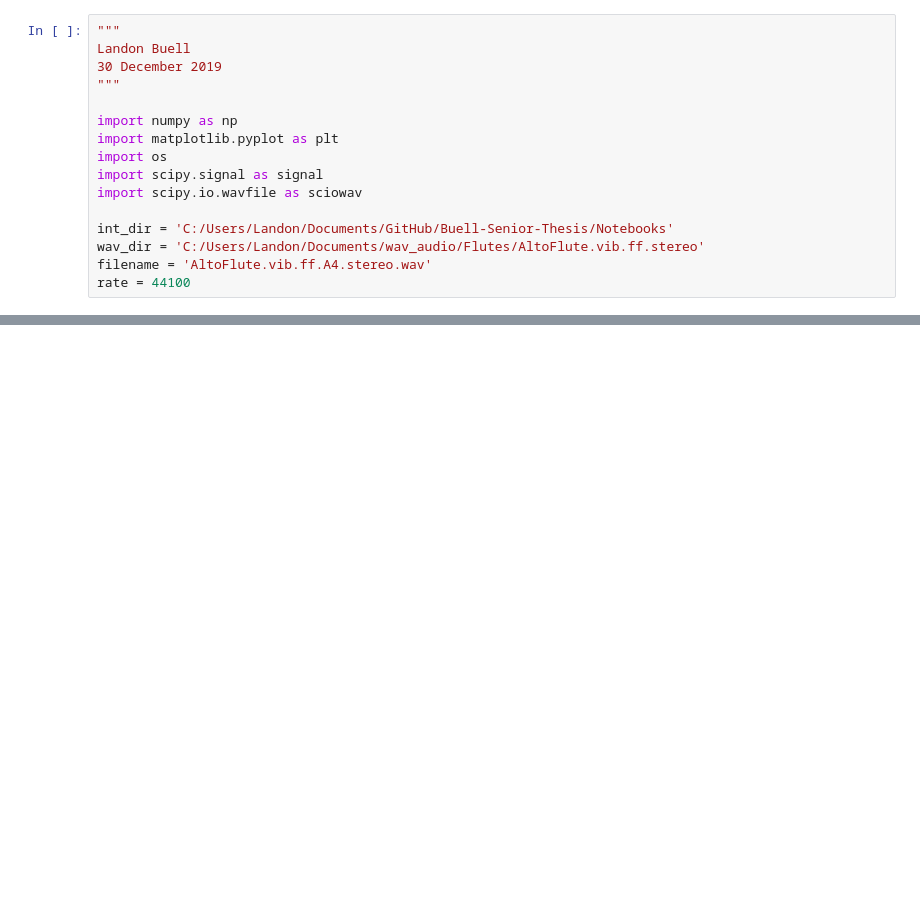
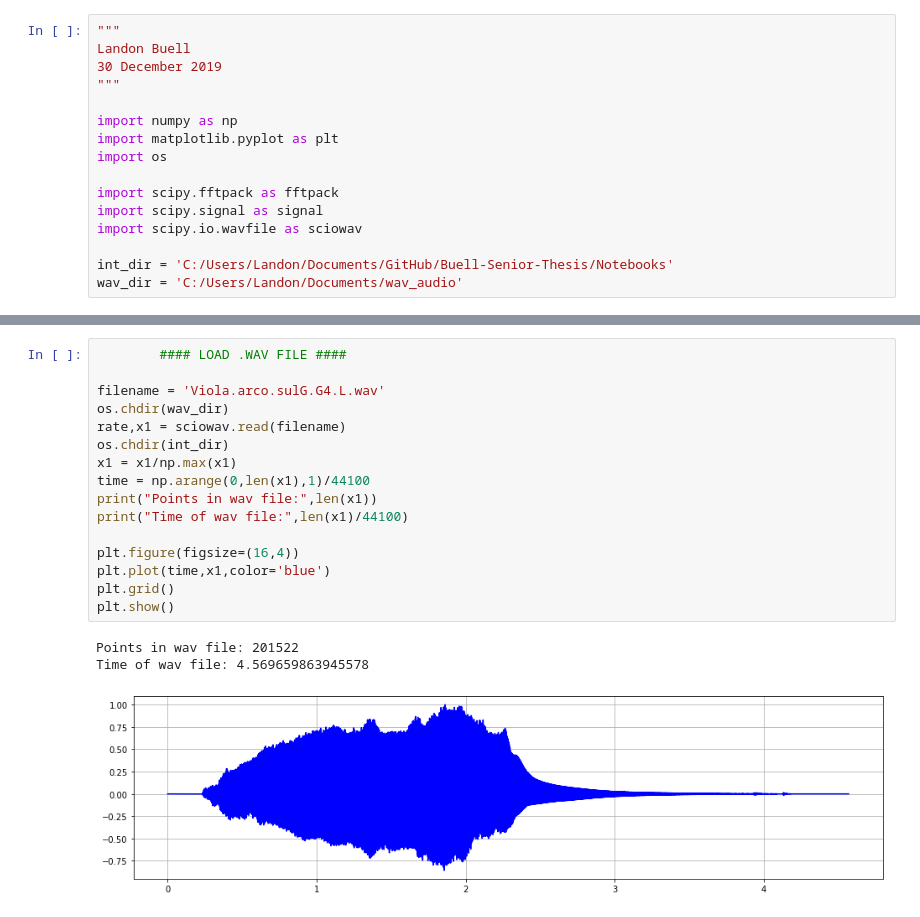
Before and after one commit to landonbuell/Buell-Senior-Thesis, a Jupyter notebook: Notebooks/Amplitude Envelope Test.ipynb, the cells around one changed output, grey strips where cells are left out. Drawn from its saved outputs; the diff is of its cells as text; blank space fills up the shorter version.

```diff
--- a/Notebooks/Amplitude Envelope Test.ipynb
+++ b/Notebooks/Amplitude Envelope Test.ipynb
@@ -7,10 +7,10 @@ Landon Buell
 import numpy as np
 import matplotlib.pyplot as plt
 import os
+
+import scipy.fftpack as fftpack
 import scipy.signal as signal
 import scipy.io.wavfile as sciowav
 
 int_dir = 'C:/Users/Landon/Documents/GitHub/Buell-Senior-Thesis/Notebooks'
-wav_dir = 'C:/Users/Landon/Documents/wav_audio/Flutes/AltoFlute.vib.ff.stereo'
-filename = 'AltoFlute.vib.ff.A4.stereo.wav'
-rate = 44100
+wav_dir = 'C:/Users/Landon/Documents/wav_audio'
@@ -85,0 +54,20 @@ plt.show()
+# %%
+        #### LOAD .WAV FILE ####
+
+filename = 'Viola.arco.sulG.G4.L.wav'
+os.chdir(wav_dir)
+rate,x1 = sciowav.read(filename)
+os.chdir(int_dir)
+x1 = x1/np.max(x1)
+time = np.arange(0,len(x1),1)/44100
+print("Points in wav file:",len(x1))
+print("Time of wav file:",len(x1)/44100)
+
+plt.figure(figsize=(16,4))
+plt.plot(time,x1,color='blue')
+plt.grid()
+plt.show()
+# %% [output]
+Points in wav file: 201522
+Time of wav file: 4.569659863945578
+[figure, added]
```
Also changed, not shown: parts of 8 cells of this notebook.
